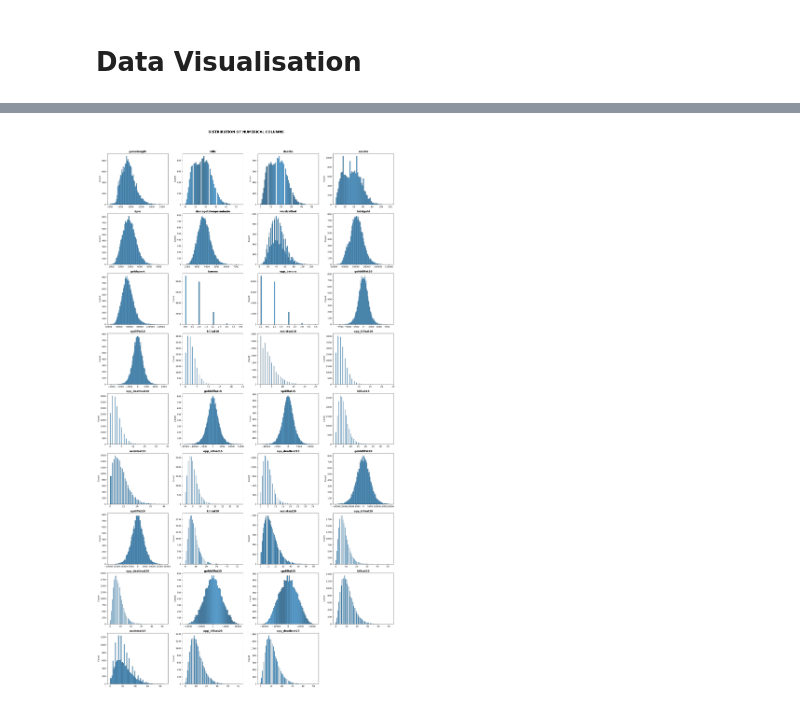
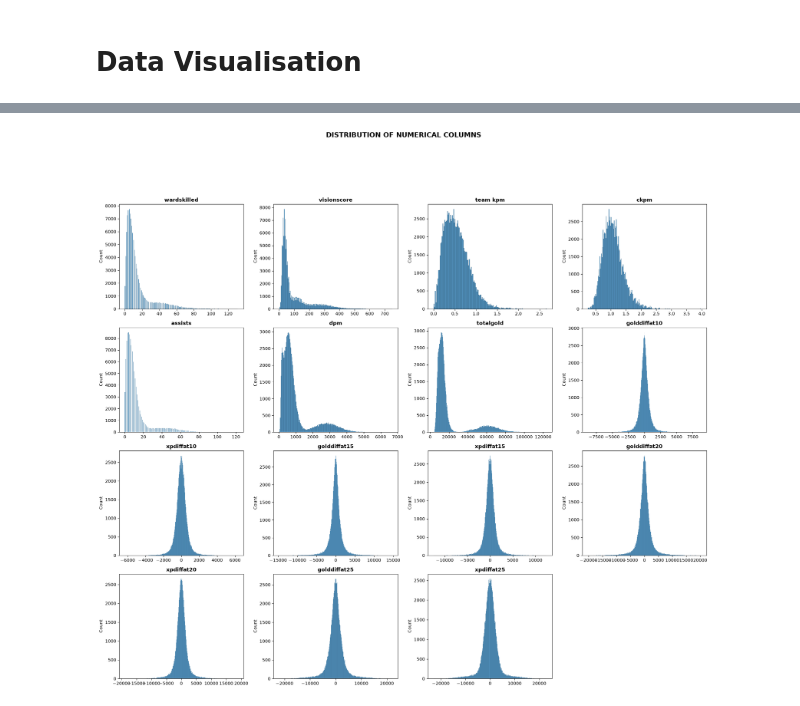
Before and after one commit to jkpjr/lol-esports-pickems-predictor, a Jupyter notebook: exploratory_data_analysis.ipynb, the cells around one changed output, grey strips where cells are left out. Drawn from its saved outputs; the diff is of its cells as text; code cells hidden in the pictures.

```diff
--- a/exploratory_data_analysis.ipynb
+++ b/exploratory_data_analysis.ipynb
@@ -16,3 +18,9 @@ Load data and select features with an SQL query through the duckdb.
+# %%
+con = duckdb.connect("lol_predictors.duckdb")
+
+df = con.execute(f"SELECT * FROM df_{year_selected}").df()
+
+con.close()
 # %% [markdown]
 ### Data Overview
 # %%
@@ -56,7 +64,11 @@ df.describe()
 ## Data Audit
 # %%
 # Limit numerical columns for description and visualization
-numcols_to_drop = ['year', 'patch', 'result', 'towers', 'firstbaron', 'firstdragon']
+drop_numbelow100 = [col for col in df.select_dtypes(include="number") if df[col].nunique() < 100]
+drop_numbelow3 =  [col for col in df.select_dtypes(include="number") if df[col].nunique() < 3]
+print(drop_numbelow100)
+print(drop_numbelow3)
 
 # Limit categorical columns for description and visualization
-catcols_to_drop = ['gameid', 'teamname']
+catcols_to_drop = [col for col in df.select_dtypes(include="str") if df[col].nunique() > 50]
+print(catcols_to_drop)
@@ -157,4 +173,4 @@ visualize_outliers(df, numcols_to_drop, nrows=10, ncols=4, figsize=(20, 40))
 # %%
-visualize_num_distribution(df, numcols_to_drop, nrows=10, ncols=4, figsize=(20, 40))
+visualize_num_distribution(df, drop_numbelow100, nrows=20, ncols=4, figsize=(20, 80))
 # %% [output]
-[figure, old version]
+[figure, new version]
```
Also changed, not shown: parts of 12 cells of this notebook, 2 other files.
